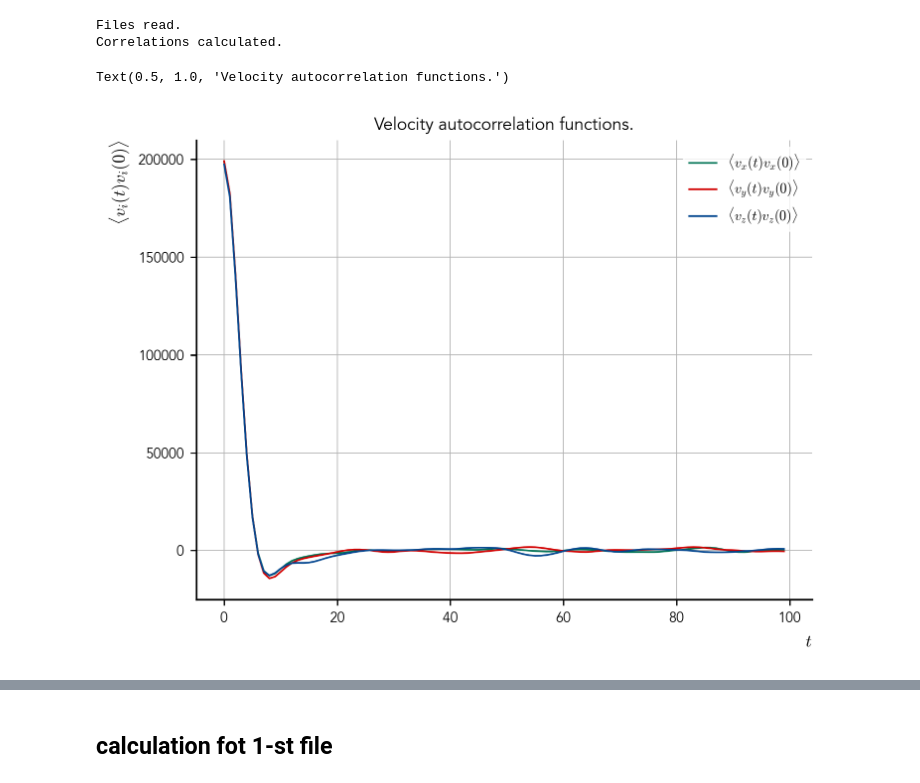
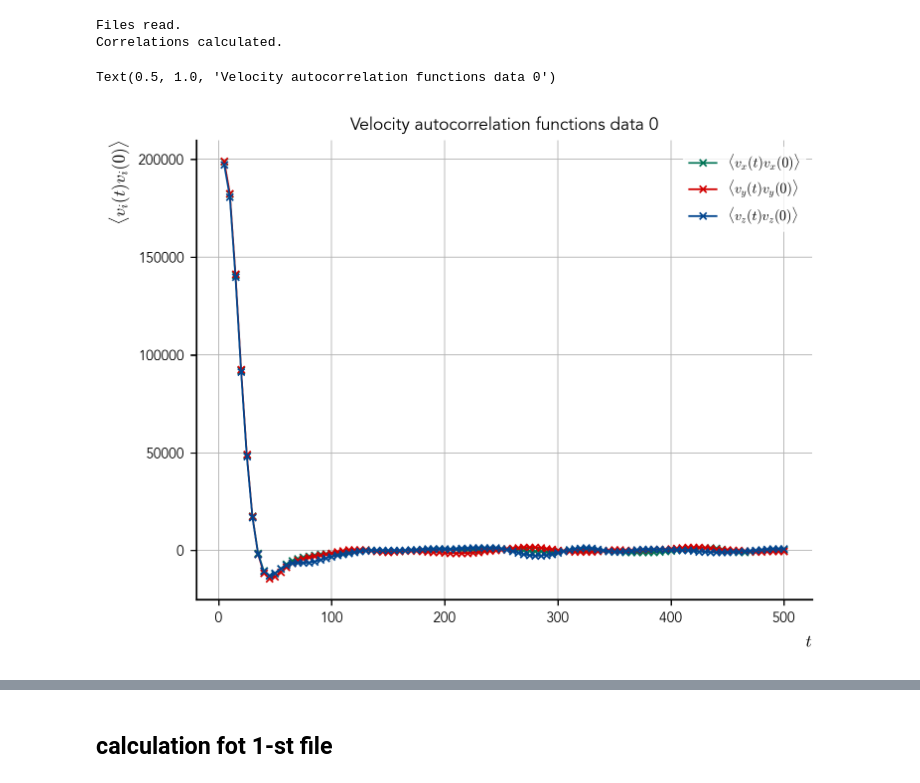
Before and after one commit to Kubiczek36/computational_physics, a Jupyter notebook: ps6/problem_16.ipynb, the cells around one changed output, grey strips where cells are left out. Cells and saved outputs as stored; diff of their text form; code cells hidden in the pictures.

```diff
--- a/ps6/problem_16.ipynb
+++ b/ps6/problem_16.ipynb
@@ -54,26 +55,27 @@ df_0.columns = ['t', 'v_x', 'v_y', 'v_z']
 print("Files read.")
 
 # velocity autocorrelation functions
-aut_v_x = velocity_autocorr(df_0['v_x'])
-aut_v_y = velocity_autocorr(df_0['v_y'])
-aut_v_z = velocity_autocorr(df_0['v_z'])
-
+aut_v_x_0 = velocity_autocorr(df_0['v_x'])
+aut_v_y_0 = velocity_autocorr(df_0['v_y'])
+aut_v_z_0 = velocity_autocorr(df_0['v_z'])
 print("Correlations calculated.")
 
 v_0 = np.array([df_0['v_x'].to_numpy(), df_0['v_y'].to_numpy(), df_0['v_z'].to_numpy()])
+t_0 = df_0['t'].to_numpy()
 # %% [output]
 Files read.
 Correlations calculated.
 # %%
 # plot the autocorrelation functions in a range around 0
 plot_range = 100
-plt.plot(aut_v_x[:plot_range], label=r'$\langle v_x(t) v_x(0) \rangle$')
-plt.plot(aut_v_y[:plot_range], label=r'$\langle v_y(t) v_y(0) \rangle$')
-plt.plot(aut_v_z[:plot_range], label=r'$\langle v_z(t) v_z(0) \rangle$')
+time_to_plot = t_0[:plot_range]
+plt.plot(time_to_plot, aut_v_x_0[:plot_range], '-x', label=r'$\langle v_x(t) v_x(0) \rangle$')
+plt.plot(time_to_plot, aut_v_y_0[:plot_range], '-x', label=r'$\langle v_y(t) v_y(0) \rangle$')
+plt.plot(time_to_plot, aut_v_z_0[:plot_range], '-x', label=r'$\langle v_z(t) v_z(0) \rangle$')
 plt.xlabel(r'$t$')
 plt.ylabel(r'$\langle v_i(t) v_i(0) \rangle$')
 plt.legend()
-plt.title(r'Velocity autocorrelation functions.')
+plt.title(r'Velocity autocorrelation functions data 0')
 # %% [output]
-Text(0.5, 1.0, 'Velocity autocorrelation functions.')
+Text(0.5, 1.0, 'Velocity autocorrelation functions data 0')
-[figure, old version]
+[figure, new version]
```
Also changed, not shown: parts of 9 cells of this notebook.
